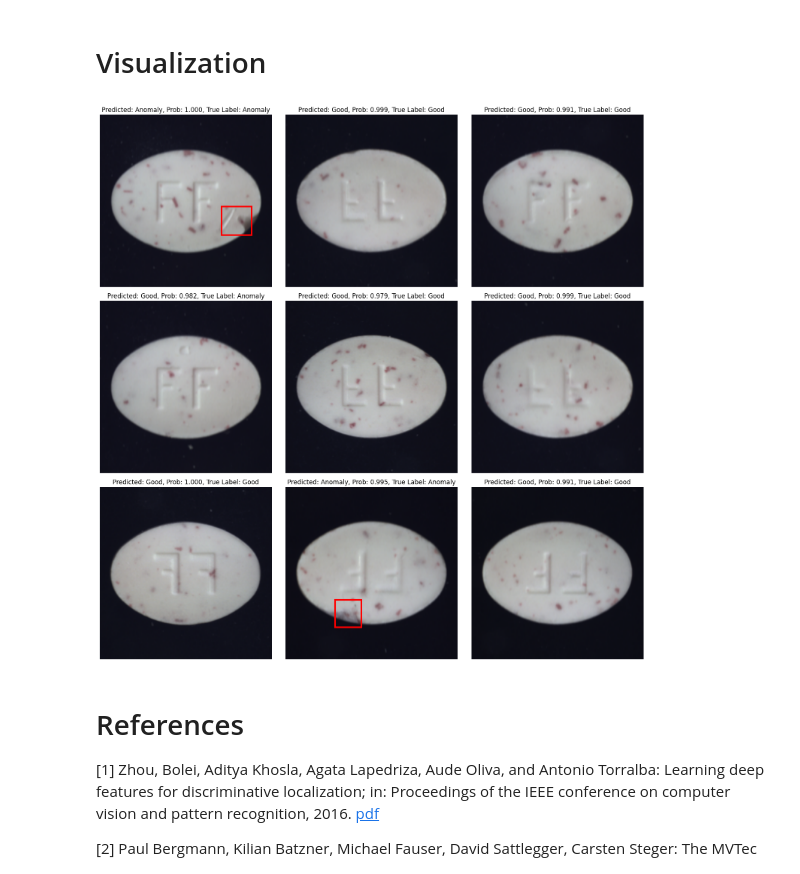
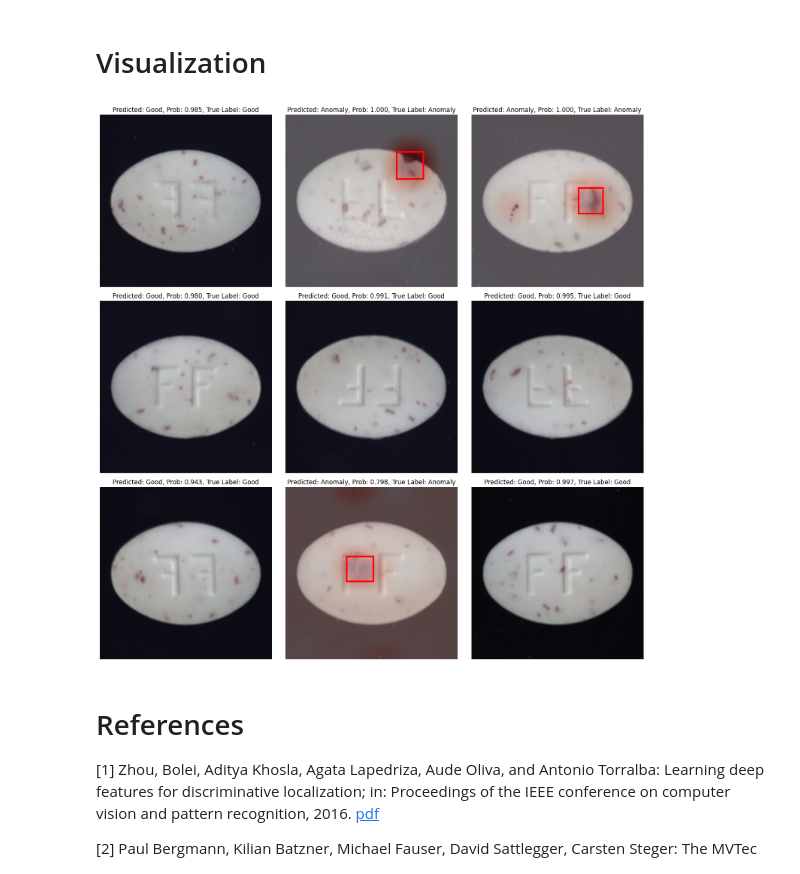
Before and after one commit to nikogarro/thesis, a Jupyter notebook: Pill_Anomaly_Detection.ipynb, the cells around one changed output. Saved outputs shown, nothing was run; the diff lists cells and outputs as text; code cells hidden in the pictures.

```diff
--- a/Pill_Anomaly_Detection.ipynb
+++ b/Pill_Anomaly_Detection.ipynb
@@ -61,7 +70,7 @@ data_folder = os.path.join(data_folder, subset_name)
 batch_size = 10
 target_train_accuracy = 0.98
 lr = 0.0001
-epochs = 10
+epochs = 30
 class_weight = [1, 3] if NEG_CLASS == 1 else [3, 1]
 device = torch.device("cuda" if torch.cuda.is_available() else "cpu")
 
@@ -71,8 +80,7 @@ n_cv_folds = 5
 # Data loading
 # %%
 train_loader, test_loader = get_train_test_loaders(
-    root=data_folder, batch_size=batch_size, test_size=0.2, random_state=42,
-)
+    root=data_folder, batch_size=batch_size, test_size=0.2, random_state=42)
 # %% [output]
 Dataset /content/pill: N Images = 434, Share of anomalies = 0.325
 # %% [markdown]
@@ -86,5 +96,4 @@ optimizer = optim.Adam(model.parameters(), lr=lr)
 # %%
 model = train(
-    train_loader, model, optimizer, criterion, epochs, device, target_train_accuracy
-)
+    train_loader, model, optimizer, criterion, epochs, device, target_train_accuracy)
 # %% [output]
@@ -216,10 +286,9 @@ Balanced Accuracy: 0.8621
 # Visualization
 # %%
 predict_localize(
-    model, test_loader, device, thres=heatmap_thres, n_samples=9, show_heatmap=False
-)
+    model, test_loader, device, thres=heatmap_thres, n_samples=9, show_heatmap=True)
 # %% [output]
-[figure, old version]
+[figure, new version]
 # %% [markdown]
 # References
 
```
Also changed, not shown: parts of 9 cells of this notebook.
